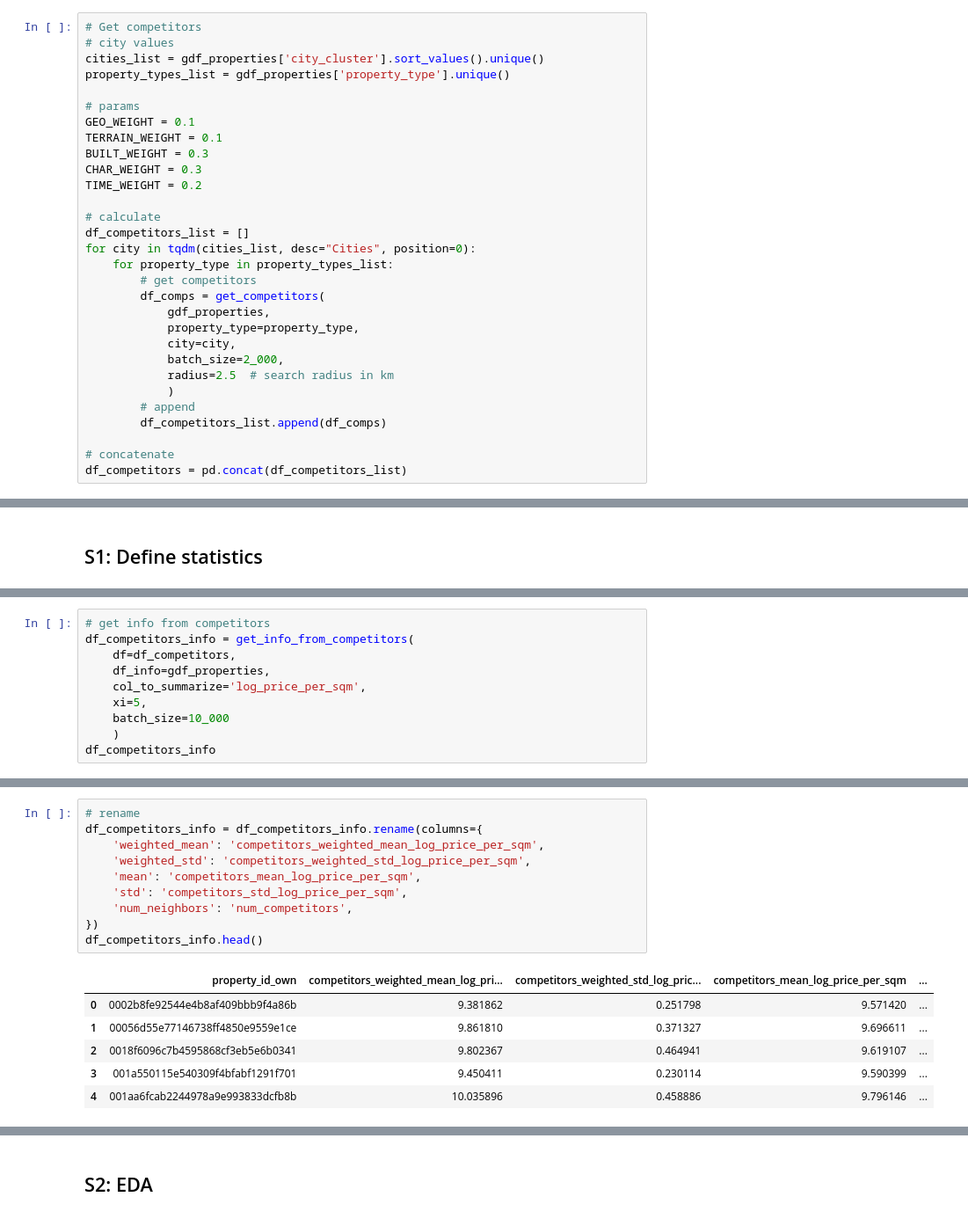
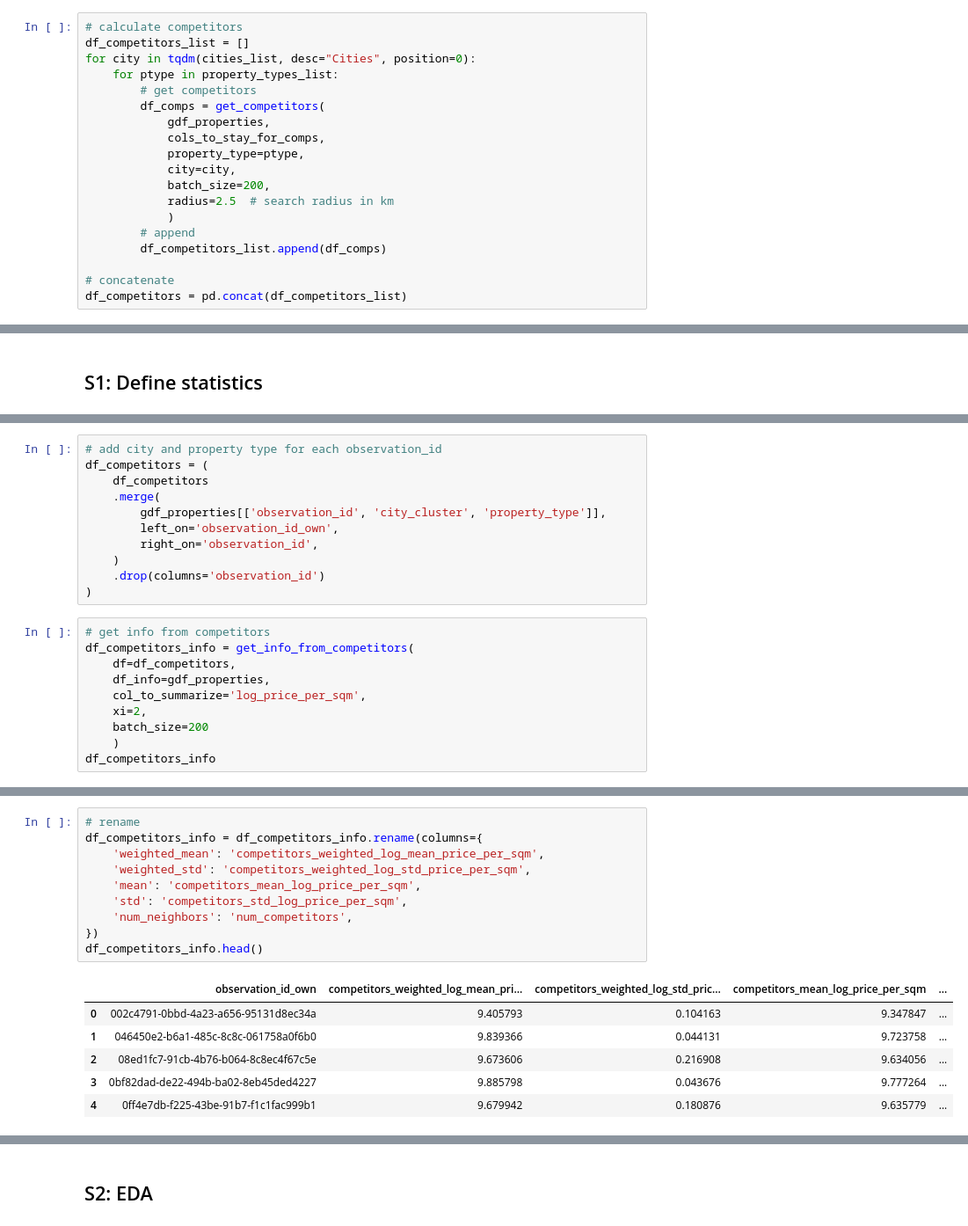
Before and after one commit to YunPerez/mexico-real-estate-investigation, a Jupyter notebook: src/P2_CLEANING/s3_competitors.ipynb, the cells around one changed output, grey strips where cells are left out. Shown: that part at 88% size. Cells and saved outputs as stored; diff of their text form.

```diff
--- a/src/P2_CLEANING/s3_competitors.ipynb
+++ b/src/P2_CLEANING/s3_competitors.ipynb
@@ -387,26 +490,15 @@ def get_competitors(gdf, property_type='apartment', city=0, batch_size=None, rad
 # %%
-# Get competitors
-# city values
-cities_list = gdf_properties['city_cluster'].sort_values().unique()
-property_types_list = gdf_properties['property_type'].unique()
-
-# params
-GEO_WEIGHT = 0.1
-TERRAIN_WEIGHT = 0.1
-BUILT_WEIGHT = 0.3
-CHAR_WEIGHT = 0.3
-TIME_WEIGHT = 0.2
-
-# calculate
+# calculate competitors
 df_competitors_list = []
 for city in tqdm(cities_list, desc="Cities", position=0):
-    for property_type in property_types_list:
+    for ptype in property_types_list:
         # get competitors
         df_comps = get_competitors(
             gdf_properties,
-            property_type=property_type,
+            cols_to_stay_for_comps,
+            property_type=ptype,
             city=city,
-            batch_size=2_000,
+            batch_size=200,
             radius=2.5  # search radius in km
             )
         # append
@@ -730,11 +784,22 @@ def get_info_from_competitors(df, df_info, col_to_summarize, xi=0.2, batch_size=
+# %%
+# add city and property type for each observation_id
+df_competitors = (
+    df_competitors
+    .merge(
+        gdf_properties[['observation_id', 'city_cluster', 'property_type']],
+        left_on='observation_id_own',
+        right_on='observation_id',
+    )
+    .drop(columns='observation_id')
+)
 # %%
 # get info from competitors
 df_competitors_info = get_info_from_competitors(
     df=df_competitors,
     df_info=gdf_properties,
     col_to_summarize='log_price_per_sqm',
-    xi=5,
-    batch_size=10_000
+    xi=2,
+    batch_size=200
     )
 df_competitors_info
 # %% [output]
@@ -754,17 +819,17 @@ df_competitors_info
 # %%
 # rename
 df_competitors_info = df_competitors_info.rename(columns={
-    'weighted_mean': 'competitors_weighted_mean_log_price_per_sqm',
-    'weighted_std': 'competitors_weighted_std_log_price_per_sqm',
+    'weighted_mean': 'competitors_weighted_log_mean_price_per_sqm',
+    'weighted_std': 'competitors_weighted_log_std_price_per_sqm',
     'mean': 'competitors_mean_log_price_per_sqm',
     'std': 'competitors_std_log_price_per_sqm',
     'num_neighbors': 'num_competitors',
 })
 df_competitors_info.head()
 # %% [output]
-|  | property_id_own | competitors_weighted_mean_log_pri... | competitors_weighted_std_log_pric... | competitors_mean_log_price_per_sqm | ... |
-| 0 | 0002b8fe92544e4b8af409bbb9f4a86b | 9.381862 | 0.251798 | 9.571420 | ... |
-| 1 | 00056d55e77146738ff4850e9559e1ce | 9.861810 | 0.371327 | 9.696611 | ... |
-| 2 | 0018f6096c7b4595868cf3eb5e6b0341 | 9.802367 | 0.464941 | 9.619107 | ... |
-| 3 | 001a550115e540309f4bfabf1291f701 | 9.450411 | 0.230114 | 9.590399 | ... |
-| 4 | 001aa6fcab2244978a9e993833dcfb8b | 10.035896 | 0.458886 | 9.796146 | ... |
+|  | observation_id_own | competitors_weighted_log_mean_pri... | competitors_weighted_log_std_pric... | competitors_mean_log_price_per_sqm | ... |
+| 0 | 002c4791-0bbd-4a23-a656-95131d8ec34a | 9.405793 | 0.104163 | 9.347847 | ... |
+| 1 | 046450e2-b6a1-485c-8c8c-061758a0f6b0 | 9.839366 | 0.044131 | 9.723758 | ... |
+| 2 | 08ed1fc7-91cb-4b76-b064-8c8ec4f67c5e | 9.673606 | 0.216908 | 9.634056 | ... |
+| 3 | 0bf82dad-de22-494b-ba02-8eb45ded4227 | 9.885798 | 0.043676 | 9.777264 | ... |
+| 4 | 0ff4e7db-f225-43be-91b7-f1c1fac999b1 | 9.679942 | 0.180876 | 9.635779 | ... |
```
Also changed, not shown: parts of 72 cells of this notebook, 2 other files.
